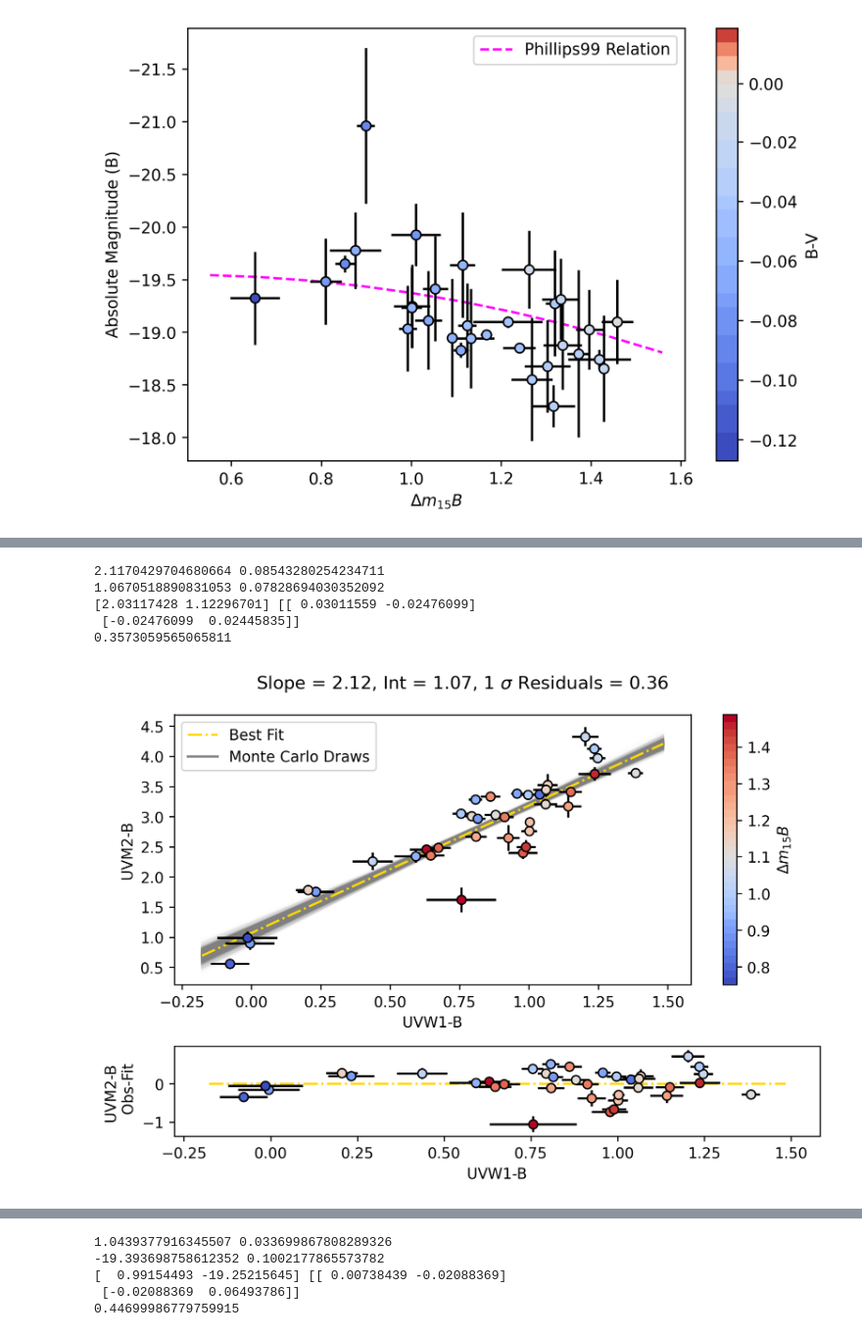
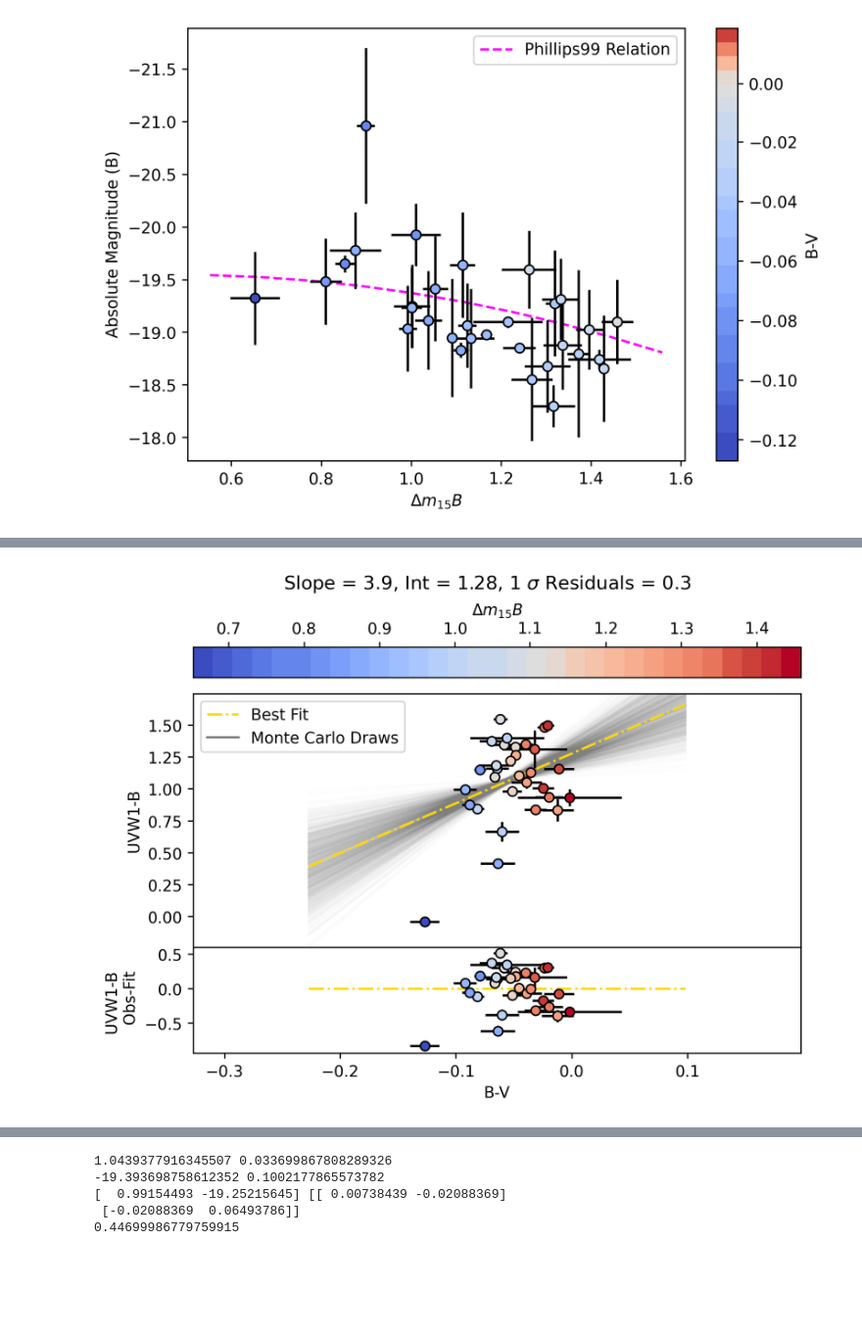
Before and after one commit to pbrown801/UVOTSED, a Jupyter notebook: sed_analysis copy.ipynb, the cells around one changed output, grey strips where cells are left out. Shown at 98% size. Cells and saved outputs as stored; diff of their text form; code cells hidden in the pictures; blank space fills up the shorter version.

Commit message:
Added new plots in the analysis based on color at b peak

```diff
--- a/sed_analysis copy.ipynb
+++ b/sed_analysis copy.ipynb
@@ -835,30 +911,31 @@ print(len(zed))
 # %%
 fig = plt.figure(1,figsize=(7,5),dpi=250)
 dz = dmz
-dy = M2T-BT
-dx = W1T-BT
-dxe = np.sqrt(EW1**2+ EB**2)
-dye = np.sqrt(EM2**2+ EB**2)
+dx = BT-VT
+dy = W1T-BT
+dye = np.sqrt(EW1**2+ EB**2)
+dxe = np.sqrt(EV**2+ EB**2)
 gs = plt.GridSpec(2,1,height_ratios=[3, 1])
 divnorm2 = colors.TwoSlopeNorm(vmin=min(dz), vcenter=1.1, vmax=max(dz))
 mycmap2 = plt.get_cmap('coolwarm')(divnorm2(dz))
 smap2 = plt.get_cmap('coolwarm',len(dz))
 ax = fig.add_subplot(gs[0])
-nbt = []
+
 for i in range(len(zed)):
     par = fff[i].value
     dismo = 5*np.log10(par*(10**5))
     plt.errorbar(dx[i], dy[i],yerr=dye[i],xerr=dxe[i],ecolor='black',marker='o',
                  mfc=mycmap2[i],mec='black',zorder=3)
     nbt.append(dy[i]-dismo)
-sm1 = plt.cm.ScalarMappable(cmap=smap2, norm=divnorm2)
-# ax.set_colorbar(sm1,label='$\Delta m_{15}B$')
-cbar = plt.colorbar(sm1)
-cbar.set_label('$\Delta m_{15}B$')
-ax.set_xlabel('UVW1-B')
-ax.set_ylabel('UVM2-B')
+# sm1 = plt.cm.ScalarMappable(cmap=smap2, norm=divnorm2)
+# cbar = plt.colorbar(sm1, ax=[ax], location = 'top')
+# cbar.set_label('$\Delta m_{15}B$')
+
+# ax.set_xlabel('UVW1-B')
+ax.set_ylabel('UVW1-B')
 nxs = np.linspace(min(dx)-.1,max(dx)+.1,10)
 ax.set_xlim(min(dx)-0.2, max(dx)+0.2)
+ax.set_ylim(min(dy)-0.2, max(dy)+0.2)
 
 def linear(x,a,b):
     return a*x +b
@@ -868,44 +945,44 @@ for i in range(1000):
     g1 = np.random.normal(dx,dxe)
     popt, pcov = curve_fit(linear, g1, g2)
     la.append(popt[0])
     lb.append(popt[1])
     #lc.append(popt[2])
 
 print(np.mean(la),np.std(la))
 print(np.mean(lb),np.std(lb))
 #print(np.mean(lc),np.std(lc))
 print(popt,pcov)
 
 ax.plot(nxs, linear(nxs,np.mean(la),np.mean(lb)),color='gold',linestyle='-.',zorder=2, label='Best Fit')
 
+
 for i in range(1000):
     if i == 1:
         ax.plot([1.0,1.00000001], [3.0,3.0000001],color='gray',alpha=1,zorder=1,label='Monte Carlo Draws')
 #         print('hi')
     else:
         ax.plot(nxs, linear(nxs,la[i],lb[i]),color='gray',alpha=0.01,zorder=1)
 ax.legend(loc='upper left')
-ax = fig.add_subplot(gs[1])
+ax2 = fig.add_subplot(gs[1], sharex=ax)
+
 hari = []
 for i in range(len(dx)):
     kane = linear(dx[i],np.mean(la),np.mean(lb))
-    ax.errorbar(x=dx[i],y=dy[i]-kane,yerr=dye[i], xerr=dxe[i],ecolor='black',marker='o',mfc=mycmap2[i],mec='black',zorder=2)
+    ax2.errorbar(x=dx[i],y=dy[i]-kane,yerr=dye[i], xerr=dxe[i],ecolor='black',marker='o',mfc=mycmap2[i],mec='black',zorder=2)
     hari.append(dy[i]-kane)
-ax.plot(nxs,0*np.asarray(nxs),color='gold',linestyle='-.',zorder=1)
-ax.set_xlim(min(dx)-0.2, max(dx)+0.2)
-ax.set_xlabel('UVW1-B')
-ax.set_ylabel('UVM2-B \n Obs-Fit')
+ax2.plot(nxs,0*np.asarray(nxs),color='gold',linestyle='-.',zorder=1)
+ax2.set_xlim(min(dx)-0.2, max(dx)+0.2)
+ax2.set_xlabel('B-V')
+ax2.set_ylabel('UVW1-B \n Obs-Fit')
 print(np.std(hari))
 fig.suptitle('Slope = '+str(round(np.mean(la),2))+', Int = '+str(round(np.mean(lb),2))+', 1 $\sigma$ Residuals = '+str(round(np.std(hari),2)))
-fig.tight_layout()
-
+#fig.tight_layout()
+fig.subplots_adjust(hspace=0)
+sm1 = plt.cm.ScalarMappable(cmap=smap2, norm=divnorm2)
+cbar = plt.colorbar(sm1, ax=[ax], location = 'top')
+cbar.set_label('$\Delta m_{15}B$')
 #plt.gca().invert_yaxis()
 plt.show()
 # plt.savefig('outputs/all_m2w1b.png',facecolor='white')
 # %% [output]
-2.1170429704680664 0.08543280254234711
-1.0670518890831053 0.07828694030352092
-[2.03117428 1.12296701] [[ 0.03011559 -0.02476099]
- [-0.02476099  0.02445835]]
-0.3573059565065811
-[figure, old version]
+[figure, new version]
```
Also changed, not shown: parts of 3 cells of this notebook, 1 other file.
